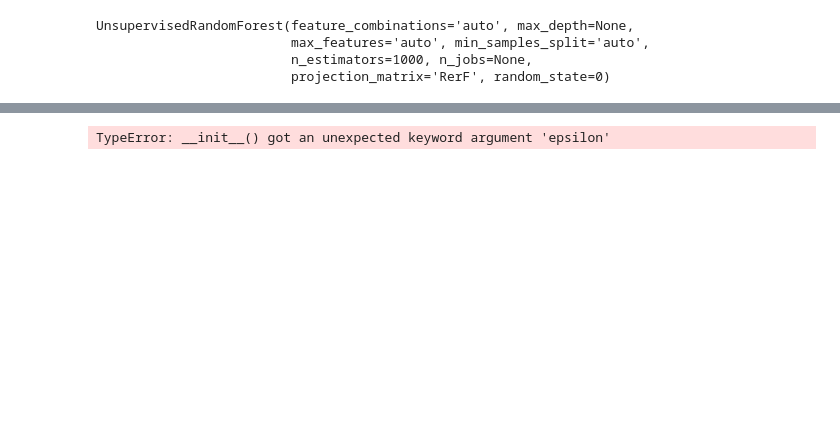
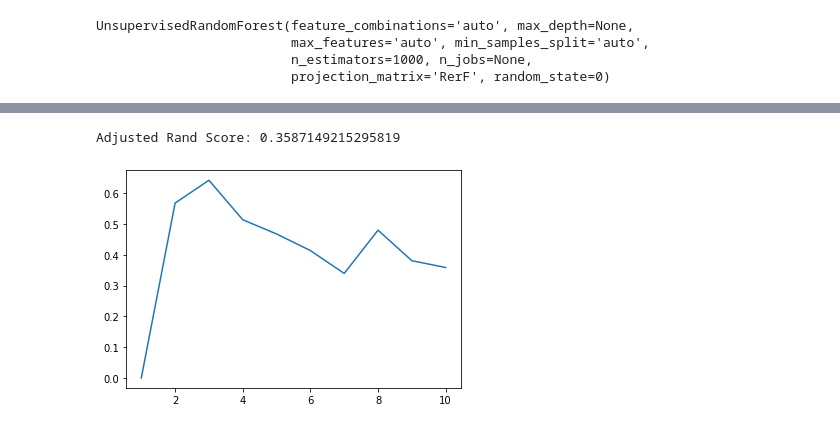
Before and after one commit to NeuroDataDesign/team-forbidden-forest, a Jupyter notebook: Parimal Joshi/Trial_Pj.ipynb, the cells around one changed output, grey strips where cells are left out. Cells and saved outputs as stored; diff of their text form; code cells hidden in the pictures; blank space fills up the shorter version.

```diff
--- a/Parimal Joshi/Trial_Pj.ipynb
+++ b/Parimal Joshi/Trial_Pj.ipynb
@@ -135,23 +121,36 @@ Adjusted Rand Score: 0.2871318708579934
 # %%
 from sklearn.cluster import SpectralClustering
 
 #iris = datasets.load_iris()
 #X = iris.data
-clf = UnsupervisedRandomForest(feature_combinations='auto', max_depth=None,
-                         max_features='auto', min_samples_split='auto',
-                         n_estimators=1000, n_jobs=None,
-                         projection_matrix='RerF', random_state=0)
-clf.fit(X)
-sim_mat = clf.transform()
+#clf = UnsupervisedRandomForest(feature_combinations='auto', max_depth=None,
+                         #max_features='auto', min_samples_split='auto',
+                         #n_estimators=100, n_jobs=None,
+                         #projection_matrix='RerF', random_state=0)
+#clf.fit(X)
+#sim_mat = clf.transform()
 #print(sim_mat)
 #plt.imshow(sim_mat)
 
-cluster = SpectralClustering(epsilon = 0.3)
-predict_labels = cluster.fit_predict(sim_mat)
-score = adjusted_rand_score(iris.target, predict_labels)
+R = []
+I = []
+for i in range(1,11):
+    I.append(i)
+    cluster = SpectralClustering(n_clusters = i,
+                                  eigen_solver=None,
+                                  random_state=None,
+                                  n_init=10, gamma=1.0,
+                                  n_neighbors=10,
+                                  eigen_tol=0.0,
+                                  degree=3, coef0=1, kernel_params=None, n_jobs=None)
+    predict_labels = cluster.fit_predict(sim_mat)
+    score = adjusted_rand_score(iris.target, predict_labels)
+    R.append(score)
 
-print("labels\n", iris.target)
-print("predict\n", predict_labels)
+plt.plot(I,R)
+#print("labels\n", iris.target)
+#print("predict\n", predict_labels)
 print("Adjusted Rand Score:", score)
 # %% [output]
-TypeError: __init__() got an unexpected keyword argument 'epsilon'
+Adjusted Rand Score: 0.3587149215295819
+[figure, added]
```
Also changed, not shown: parts of 5 cells of this notebook.
